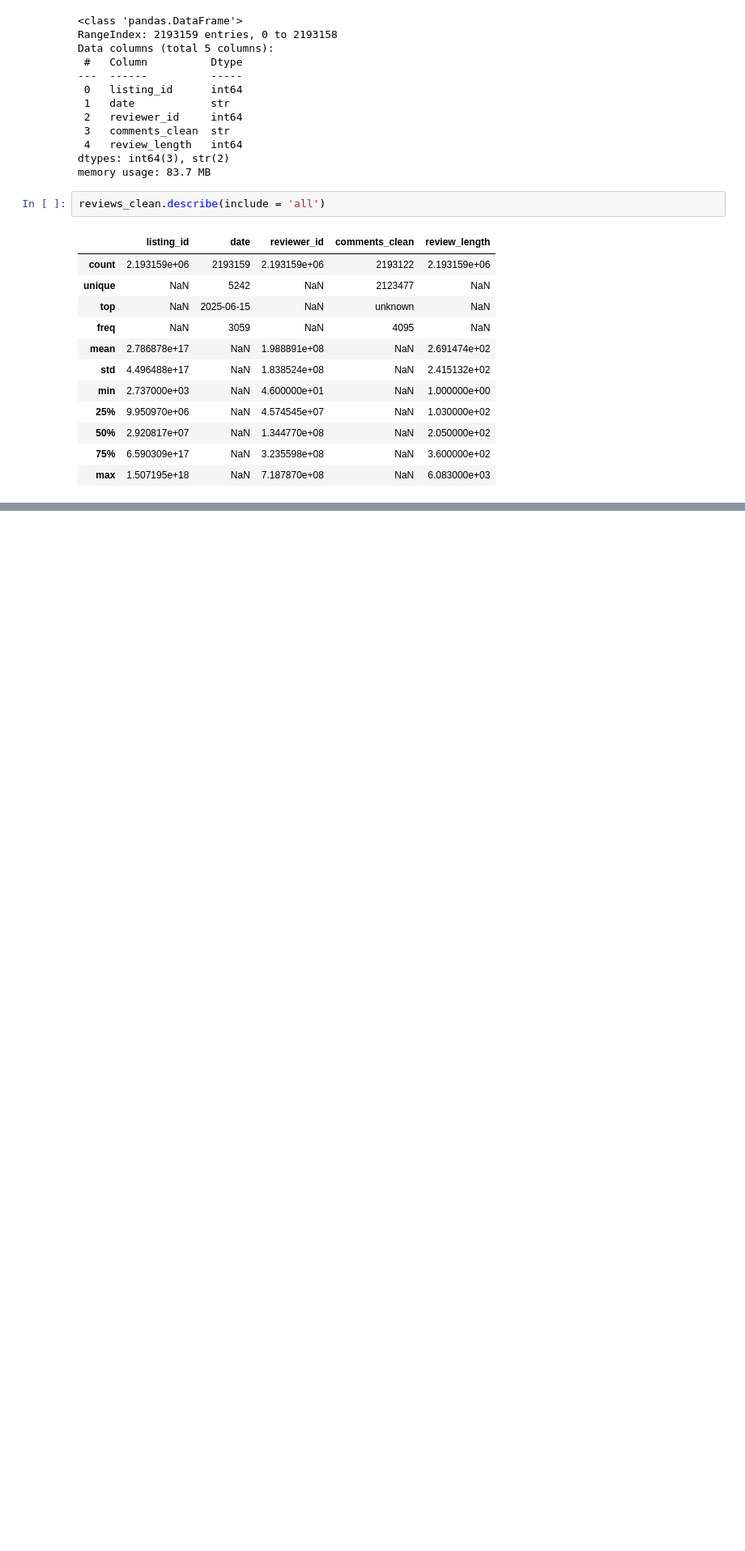
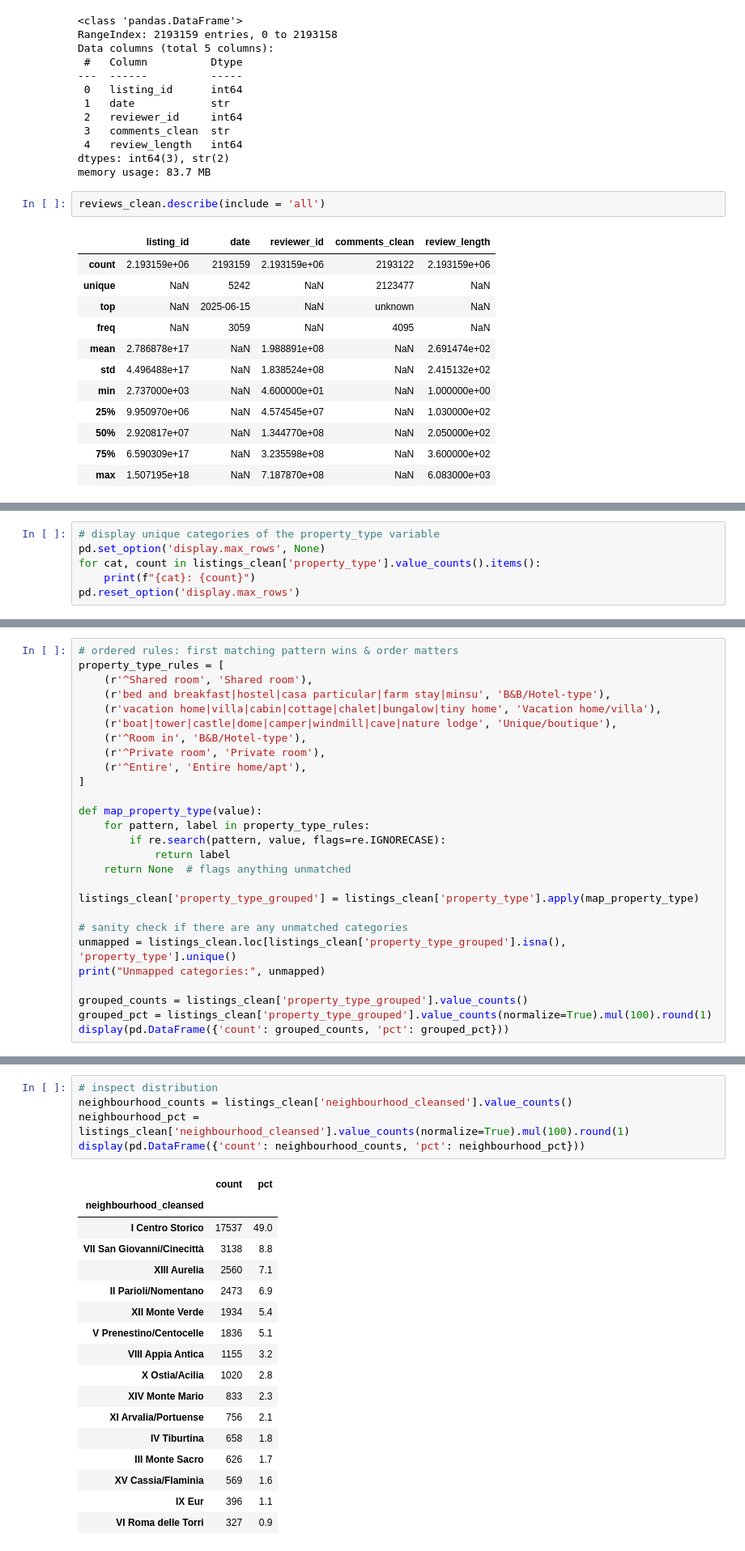
Before and after one commit to pln6/airbnb-market-segmentation-analysis, a Jupyter notebook: notebooks/02_feature_engineering.ipynb, the cells around one changed output, grey strips where cells are left out. Shown at 81% size. Cells and saved outputs as stored; diff of their text form; blank space fills up the shorter version.

```diff
--- a/notebooks/02_feature_engineering.ipynb
+++ b/notebooks/02_feature_engineering.ipynb
@@ -102,0 +123,6 @@ reviews_clean.describe(include = 'all')
+# %%
+# display unique categories of the property_type variable
+pd.set_option('display.max_rows', None)
+for cat, count in listings_clean['property_type'].value_counts().items():
+    print(f"{cat}: {count}")
+pd.reset_option('display.max_rows')
@@ -102,0 +149,27 @@ reviews_clean.describe(include = 'all')
+# %%
+# ordered rules: first matching pattern wins & order matters
+property_type_rules = [
+    (r'^Shared room', 'Shared room'),
+    (r'bed and breakfast|hostel|casa particular|farm stay|minsu', 'B&B/Hotel-type'),
+    (r'vacation home|villa|cabin|cottage|chalet|bungalow|tiny home', 'Vacation home/villa'),
+    (r'boat|tower|castle|dome|camper|windmill|cave|nature lodge', 'Unique/boutique'),
+    (r'^Room in', 'B&B/Hotel-type'),
+    (r'^Private room', 'Private room'),
+    (r'^Entire', 'Entire home/apt'),
+]
+
+def map_property_type(value):
+    for pattern, label in property_type_rules:
+        if re.search(pattern, value, flags=re.IGNORECASE):
+            return label
+    return None  # flags anything unmatched
+
+listings_clean['property_type_grouped'] = listings_clean['property_type'].apply(map_property_type)
+
+# sanity check if there are any unmatched categories
+unmapped = listings_clean.loc[listings_clean['property_type_grouped'].isna(), 'property_type'].unique()
+print("Unmapped categories:", unmapped)
+
+grouped_counts = listings_clean['property_type_grouped'].value_counts()
+grouped_pct = listings_clean['property_type_grouped'].value_counts(normalize=True).mul(100).round(1)
+display(pd.DataFrame({'count': grouped_counts, 'pct': grouped_pct}))
@@ -102,0 +216,23 @@ reviews_clean.describe(include = 'all')
+# %%
+# inspect distribution
+neighbourhood_counts = listings_clean['neighbourhood_cleansed'].value_counts()
+neighbourhood_pct = listings_clean['neighbourhood_cleansed'].value_counts(normalize=True).mul(100).round(1)
+display(pd.DataFrame({'count': neighbourhood_counts, 'pct': neighbourhood_pct}))
+# %% [output]
+|  | count | pct |
+| neighbourhood_cleansed |  |  |
+| I Centro Storico | 17537 | 49.0 |
+| VII San Giovanni/Cinecittà | 3138 | 8.8 |
+| XIII Aurelia | 2560 | 7.1 |
+| II Parioli/Nomentano | 2473 | 6.9 |
+| XII Monte Verde | 1934 | 5.4 |
+| V Prenestino/Centocelle | 1836 | 5.1 |
+| VIII Appia Antica | 1155 | 3.2 |
+| X Ostia/Acilia | 1020 | 2.8 |
+| XIV Monte Mario | 833 | 2.3 |
+| XI Arvalia/Portuense | 756 | 2.1 |
+| IV Tiburtina | 658 | 1.8 |
+| III Monte Sacro | 626 | 1.7 |
+| XV Cassia/Flaminia | 569 | 1.6 |
+| IX Eur | 396 | 1.1 |
+| VI Roma delle Torri | 327 | 0.9 |
```
Also changed, not shown: parts of 12 cells of this notebook.
